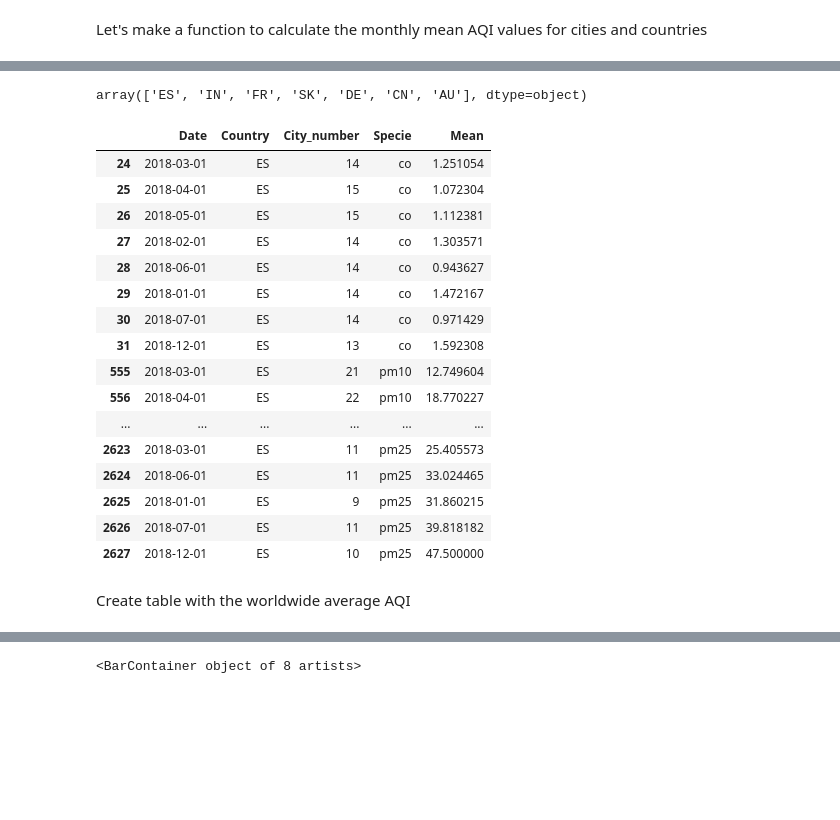
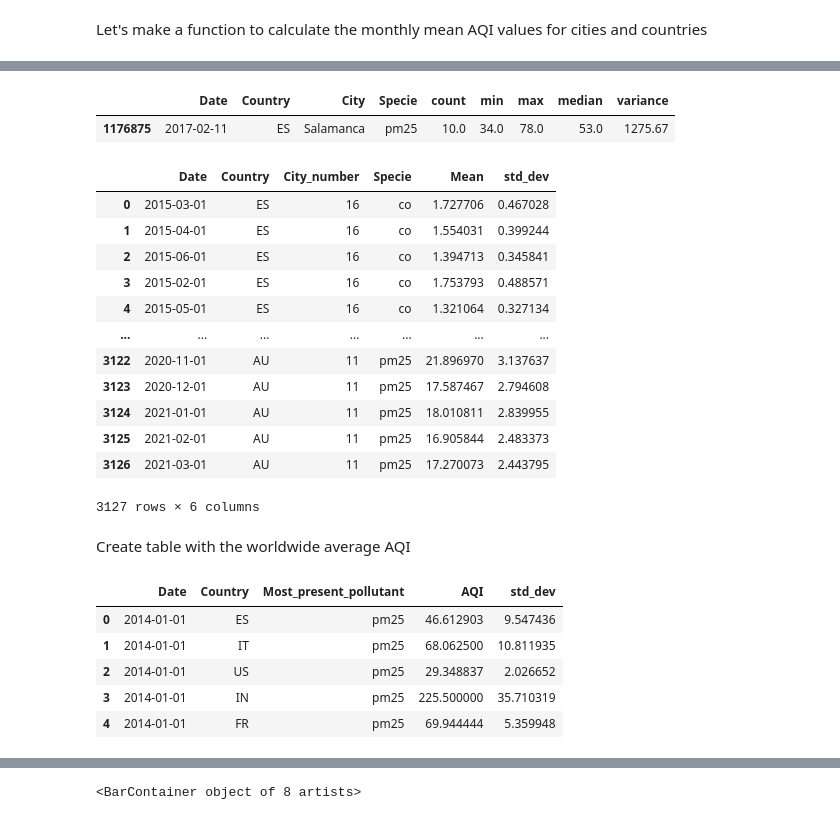
Before and after one commit to PabloVales/Air_Pollution_Covid, a Jupyter notebook: Untitled.ipynb, the cells around one changed output, grey strips where cells are left out. Saved outputs shown, nothing was run; the diff lists cells and outputs as text; code cells hidden in the pictures; blank space fills up the shorter version.

Commit message:
standard deviaton added

```diff
--- a/Untitled.ipynb
+++ b/Untitled.ipynb
@@ -238,8 +234,15 @@ def calculate_mean_country(df, countries, cities=False):
 
                         mean_ser = month_country_df['median']
                         date_string = '{}/{}'.format(year, month)
+
+                        #Standard deviation
+                        std_dev = np.std(month_country_df['median'])
                         city_number = month_country_df.City.unique().size
-                        temp_df = pd.DataFrame(data={'Date':datetime.strptime(date_string, '%Y/%m'), 'Country': country, 'City_number': city_number, 'Specie': pollutant, 'Mean': [mean_ser.mean()]})
+
+                        std_dev_mean = std_dev/np.sqrt(city_number)
+
+                        temp_df = pd.DataFrame(data={'Date':datetime.strptime(date_string, '%Y/%m'), 'Country': country, 'City_number': city_number, 'Specie': pollutant, \
+                                                     'Mean': [mean_ser.mean()], 'std_dev': std_dev_mean})
                         #print(temp_df)
                         final_df = pd.concat([final_df, temp_df])
 
@@ -259,7 +262,17 @@ def calculate_mean_country(df, countries, cities=False):
 
                             mean_ser = month_df['median']
                             date_string = '{}/{}'.format(year, month)
-                            temp_df = pd.DataFrame(data={'Date':datetime.strptime(date_string, '%Y/%m'), 'Country': country, 'City': city, 'Specie': pollutant, 'Mean': [mean_ser.mean()]})
+
+                            #Standard deviation
+                            std_dev = np.std(month_df['median'])
+                            no_days_per_month = month_df.Date.count()
+
+                            std_dev_mean = std_dev/np.sqrt(no_days_per_month)
+
+
+
+                            temp_df = pd.DataFrame(data={'Date':datetime.strptime(date_string, '%Y/%m'), 'Country': country, 'City': city, 'Specie': pollutant, 'No_days': no_days_per_month, \
+                                                         'Mean': [mean_ser.mean()], 'std_dev': std_dev_mean})
                             #print(temp_df)
                             final_df = pd.concat([final_df, temp_df])
 
@@ -281,29 +294,26 @@ for year in cou_df[(cou_df.Specie == 'pm25')].Date.dt.year.unique():
+# %%
+df[(df.Country == 'ES') & (df.Specie == 'pm25') & (df.City == 'Salamanca') & (df.Date.dt.month == 2) & (df.Date.dt.year == 2017)]
+# %% [output]
+|  | Date | Country | City | Specie | count | min | max | median | variance |
+| 1176875 | 2017-02-11 | ES | Salamanca | pm25 | 10.0 | 34.0 | 78.0 | 53.0 | 1275.67 |
 # %%
 cou_df = calculate_mean_country(df, countries = countries, cities=False)
 # %%
-cou_df.Country.unique()
+cou_df
 # %% [output]
+|  | Date | Country | City_number | Specie | Mean | std_dev |
+| 0 | 2015-03-01 | ES | 16 | co | 1.727706 | 0.467028 |
+| 1 | 2015-04-01 | ES | 16 | co | 1.554031 | 0.399244 |
+| 2 | 2015-06-01 | ES | 16 | co | 1.394713 | 0.345841 |
+| 3 | 2015-02-01 | ES | 16 | co | 1.753793 | 0.488571 |
+| 4 | 2015-05-01 | ES | 16 | co | 1.321064 | 0.327134 |
+| ... | ... | ... | ... | ... | ... | ... |
+| 3122 | 2020-11-01 | AU | 11 | pm25 | 21.896970 | 3.137637 |
+| 3123 | 2020-12-01 | AU | 11 | pm25 | 17.587467 | 2.794608 |
+| 3124 | 2021-01-01 | AU | 11 | pm25 | 18.010811 | 2.839955 |
+| 3125 | 2021-02-01 | AU | 11 | pm25 | 16.905844 | 2.483373 |
+| 3126 | 2021-03-01 | AU | 11 | pm25 | 17.270073 | 2.443795 |
-array(['ES', 'IN', 'FR', 'SK', 'DE', 'CN', 'AU'], dtype=object)
+3127 rows × 6 columns
-# %%
-cou_df[(cou_df.Country == 'ES') & (cou_df.Date.dt.year == 2018)]
-# %% [output]
-|  | Date | Country | City_number | Specie | Mean |
-| 24 | 2018-03-01 | ES | 14 | co | 1.251054 |
-| 25 | 2018-04-01 | ES | 15 | co | 1.072304 |
-| 26 | 2018-05-01 | ES | 15 | co | 1.112381 |
-| 27 | 2018-02-01 | ES | 14 | co | 1.303571 |
-| 28 | 2018-06-01 | ES | 14 | co | 0.943627 |
-| 29 | 2018-01-01 | ES | 14 | co | 1.472167 |
-| 30 | 2018-07-01 | ES | 14 | co | 0.971429 |
-| 31 | 2018-12-01 | ES | 13 | co | 1.592308 |
-| 555 | 2018-03-01 | ES | 21 | pm10 | 12.749604 |
-| 556 | 2018-04-01 | ES | 22 | pm10 | 18.770227 |
-| ... | ... | ... | ... | ... | ... |
-| 2623 | 2018-03-01 | ES | 11 | pm25 | 25.405573 |
-| 2624 | 2018-06-01 | ES | 11 | pm25 | 33.024465 |
-| 2625 | 2018-01-01 | ES | 9 | pm25 | 31.860215 |
-| 2626 | 2018-07-01 | ES | 11 | pm25 | 39.818182 |
-| 2627 | 2018-12-01 | ES | 10 | pm25 | 47.500000 |
 # %% [markdown]
 Create table with the worldwide average AQI
 # %%
@@ -352,4 +376,13 @@ def yearly_country_AQI(cou_df):
 # %%
 t = yearly_country_AQI(cou_df)
+# %%
+t.head()
+# %% [output]
+|  | Date | Country | Most_present_pollutant | AQI | std_dev |
+| 0 | 2014-01-01 | ES | pm25 | 46.612903 | 9.547436 |
+| 1 | 2014-01-01 | IT | pm25 | 68.062500 | 10.811935 |
+| 2 | 2014-01-01 | US | pm25 | 29.348837 | 2.026652 |
+| 3 | 2014-01-01 | IN | pm25 | 225.500000 | 35.710319 |
+| 4 | 2014-01-01 | FR | pm25 | 69.944444 | 5.359948 |
 # %%
 y = yearly_world_AQI(t)
```
Also changed, not shown: parts of 5 cells of this notebook.
